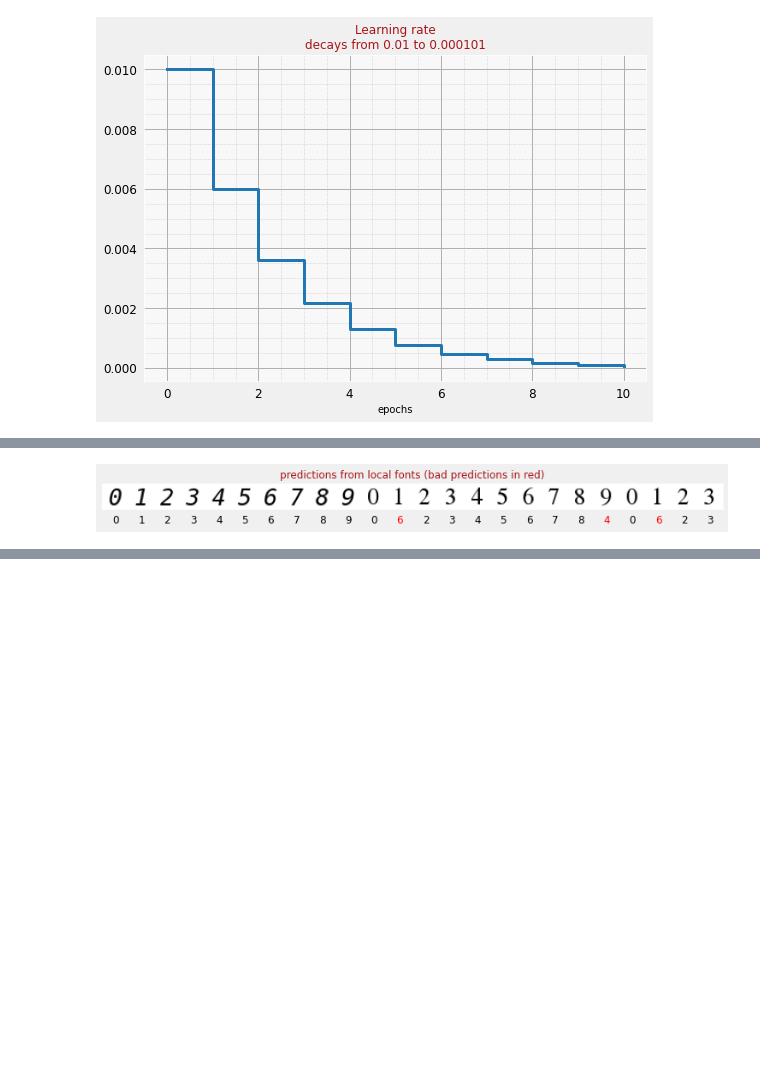
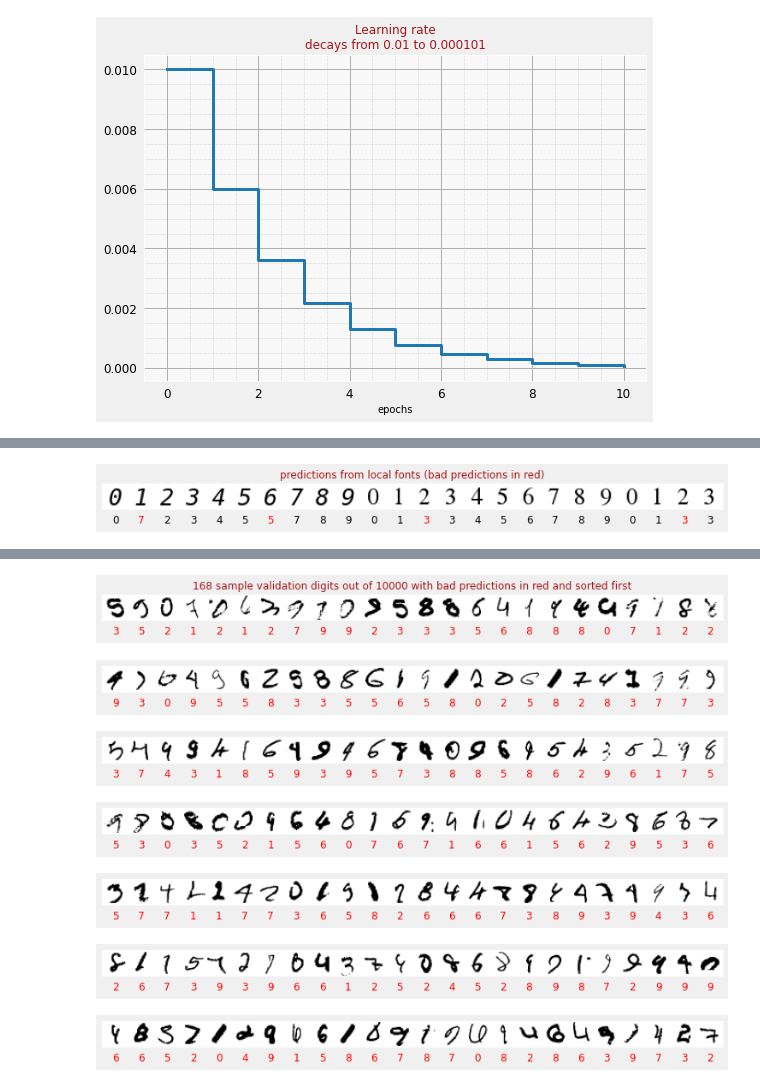
Before and after one commit to sharadnatarajSJSU/MNIST_digit_recognition, a Jupyter notebook: CMPE_257_Assignment_1.ipynb, the cells around one changed output, grey strips where cells are left out. Drawn from its saved outputs; the diff is of its cells as text; code cells hidden in the pictures; blank space fills up the shorter version.

```diff
--- a/CMPE_257_Assignment_1.ipynb
+++ b/CMPE_257_Assignment_1.ipynb
@@ -229,13 +229,27 @@ font_digits, font_labels = create_digits_from_local_fonts(N)
 # %%
 model = tf.keras.Sequential(
   [
-      tf.keras.layers.Input(shape=(28*28,)),
-      tf.keras.layers.Dense(200, activation='relu'),
-      tf.keras.layers.Dropout(0.25),
-      tf.keras.layers.Dense(100, activation='relu'),
-      tf.keras.layers.Dropout(0.25),
-      tf.keras.layers.Dense(60, activation='relu'),
-      tf.keras.layers.Dropout(0.25),
+      tf.keras.layers.Reshape(input_shape=(28*28,), target_shape=(28, 28, 1)),
+
+      tf.keras.layers.Conv2D(kernel_size=3, filters=12, use_bias=False, padding='same'),
+      tf.keras.layers.BatchNormalization(center=True, scale=False),
+      tf.keras.layers.Activation('relu'),
+
+      tf.keras.layers.Conv2D(kernel_size=6, filters=24, use_bias=False, padding='same', strides=2),
+      tf.keras.layers.BatchNormalization(center=True, scale=False),
+      tf.keras.layers.Activation('relu'),
+
+      tf.keras.layers.Conv2D(kernel_size=6, filters=32, use_bias=False, padding='same', strides=2),
+      tf.keras.layers.BatchNormalization(center=True, scale=False),
+      tf.keras.layers.Activation('relu'),
+
+      tf.keras.layers.Flatten(),
+
+      tf.keras.layers.Dense(200, use_bias=False),
+      tf.keras.layers.BatchNormalization(center=True, scale=False),
+      tf.keras.layers.Activation('relu'),
+
+      tf.keras.layers.Dropout(0.3),
       tf.keras.layers.Dense(10, activation='softmax')
   ])
 
@@ -290,6 +304,12 @@ history = model.fit(training_dataset, steps_per_epoch=steps_per_epoch, epochs=EP
 # %%
+# recognize digits from local fonts
 probabilities = model.predict(font_digits, steps=1)
 predicted_labels = np.argmax(probabilities, axis=1)
 display_digits(font_digits, predicted_labels, font_labels, "predictions from local fonts (bad predictions in red)", N)
+
+# recognize validation digits
+probabilities = model.predict(validation_digits, steps=1)
+predicted_labels = np.argmax(probabilities, axis=1)
+display_top_unrecognized(validation_digits, predicted_labels, validation_labels, N, 7)
 # %% [output]
-[figure, old version]
+[figure, new version]
@@ -295,0 +317,7 @@ display_digits(font_digits, predicted_labels, font_labels, "predictions from loc
+[figure, added]
+[figure, added]
+[figure, added]
+[figure, added]
+[figure, added]
+[figure, added]
+[figure, added]
```
Also changed, not shown: parts of 3 cells of this notebook.
